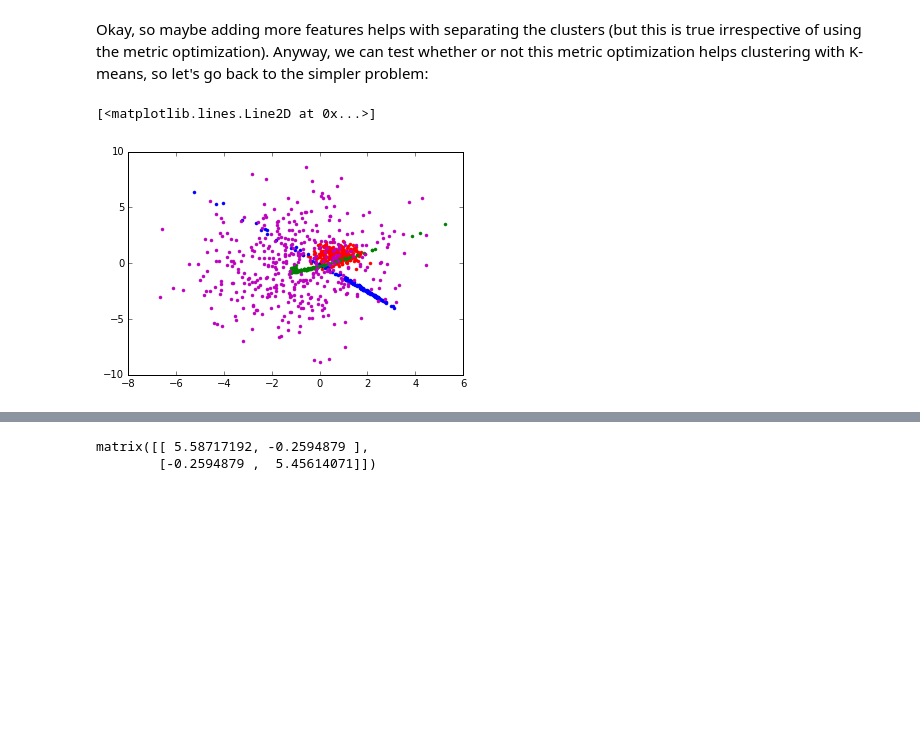
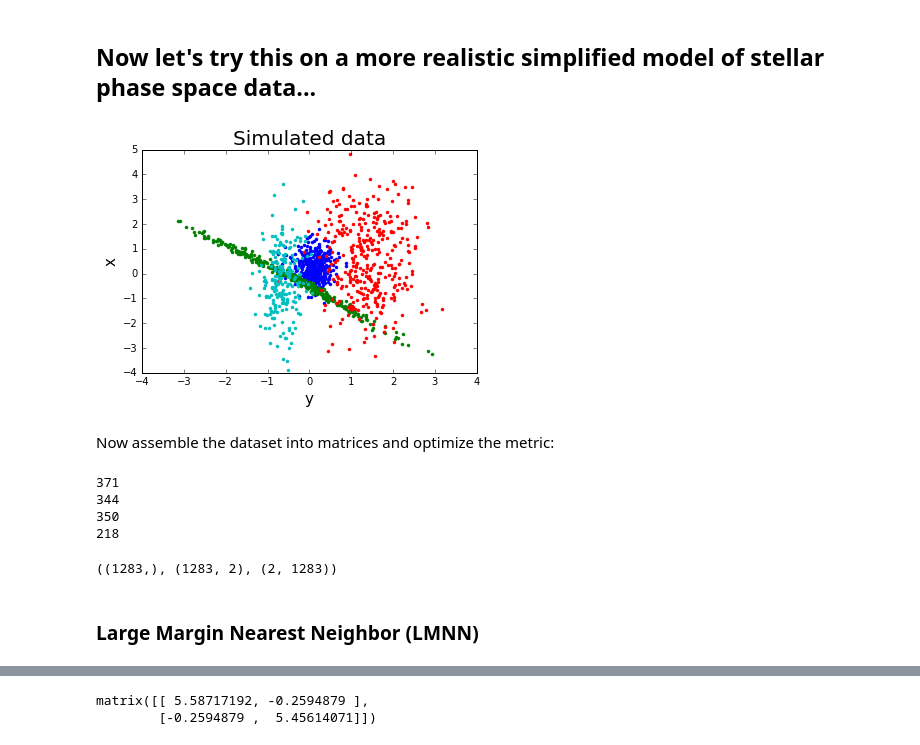
Before and after one commit to bbertoni/StellarSubstructure, a Jupyter notebook: OptimizeMetric.ipynb, the cells around one changed output, grey strips where cells are left out. Saved outputs shown, nothing was run; the diff lists cells and outputs as text; code cells hidden in the pictures; blank space fills up the shorter version.

Commit message:
Cleaned up OptimizeMetric.ipynb

```diff
--- a/OptimizeMetric.ipynb
+++ b/OptimizeMetric.ipynb
@@ -397,2 +219,0 @@ fig.set_size_inches(16, 12)
-# %% [markdown]
-Okay, so maybe adding more features helps with separating the clusters (but this is true irrespective of using the metric optimization).  Anyway, we can test whether or not this metric optimization helps clustering with K-means, so let's go back to the simpler problem:
@@ -401,8 +220,59 @@ x1,y1,x2,y2,x3,y3,x4,y4 = data()
-# %%
-plt.plot(x1,y1,'r.')
-plt.plot(x2,y2,'b.')
-plt.plot(x3,y3,'g.')
-plt.plot(x4,y4,'m.')
-# %% [output]
-[<matplotlib.lines.Line2D at 0x...>]
-[figure, removed]
+# %% [markdown]
+## Now let's try this on a more realistic simplified model of stellar phase space data...
+# %%
+def random_blob(cx,cy,sigmax,sigmay):
+    N = np.random.randint(200,400)
+    x = np.random.normal(cx,sigmax,N)
+    y = np.random.normal(cy,sigmay,N)
+    return x,y
+
+def data():
+    c = 2*np.random.random()
+
+    x1,y1 = random_blob(c/2,c,0.25,0.5)
+
+    N = np.random.randint(200,400)
+    y2 = np.random.normal(0,2,N)
+    x2 = np.exp(-(y2**2)/(2*2**2))*(1/np.sqrt(2*np.pi*2**2)) + np.random.normal(0,0.08,N)
+    theta = (np.pi/5)*np.random.random()
+    x2 = np.cos(theta)*x2 - np.sin(theta)*y2-0.5
+    y2 = np.sin(theta)*x2 + np.cos(theta)*y2
+
+    c = 2*np.random.random()
+    x3,y3 = random_blob(c+0.8,c,0.6,1.5)
+
+    c = 2*np.random.random()
+    x4,y4 = random_blob(c-1,c-0.8,0.25,1.25)
+
+    return x1,y1,x2,y2,x3,y3,x4,y4
+# %%
+x1,y1,x2,y2,x3,y3,x4,y4 = data()
+
+plt.plot(x1,y1,'.')
+plt.plot(x2,y2,'.')
+plt.plot(x3,y3,'.')
+plt.plot(x4,y4,'.')
+plt.xlabel("y",size=15)
+plt.ylabel("x",size=15)
+plt.title("Simulated data",size=20);
+# %% [output]
+[figure, added]
+# %% [markdown]
+Now assemble the dataset into matrices and optimize the metric:
+# %%
+X = np.vstack( (np.hstack((x1,x2,x3,x4)) , np.hstack((y1,y2,y3,y4))) )
+X = np.transpose(X)
+
+Y = np.hstack( (np.zeros(len(x1)),np.ones(len(x2)),2*np.ones(len(x3)),3*np.ones(len(x4))) )
+len(Y[Y==0]), len(x1)
+for i in range(4):
+    print(len(Y[Y==i]))
+# %% [output]
+371
+344
+350
+218
+# %%
+Y.shape, X.shape, X_transform.shape
+# %% [output]
+((1283,), (1283, 2), (2, 1283))
@@ -408,0 +281,2 @@ plt.plot(x4,y4,'m.')
+# %% [markdown]
+### Large Margin Nearest Neighbor (LMNN)
```
Also changed, not shown: parts of 60 cells of this notebook.
